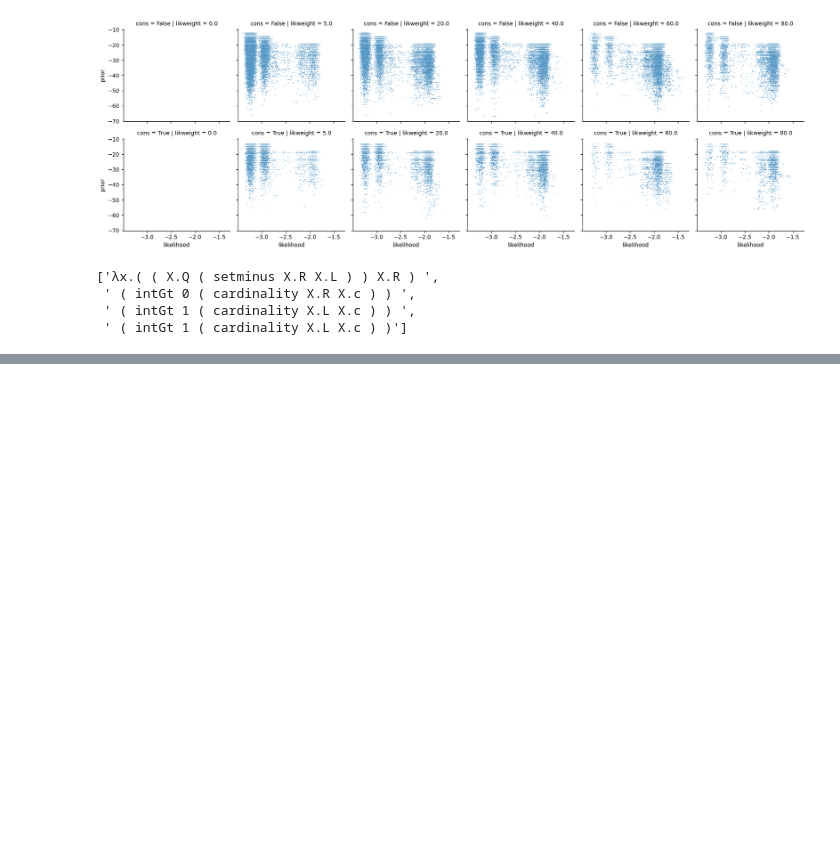
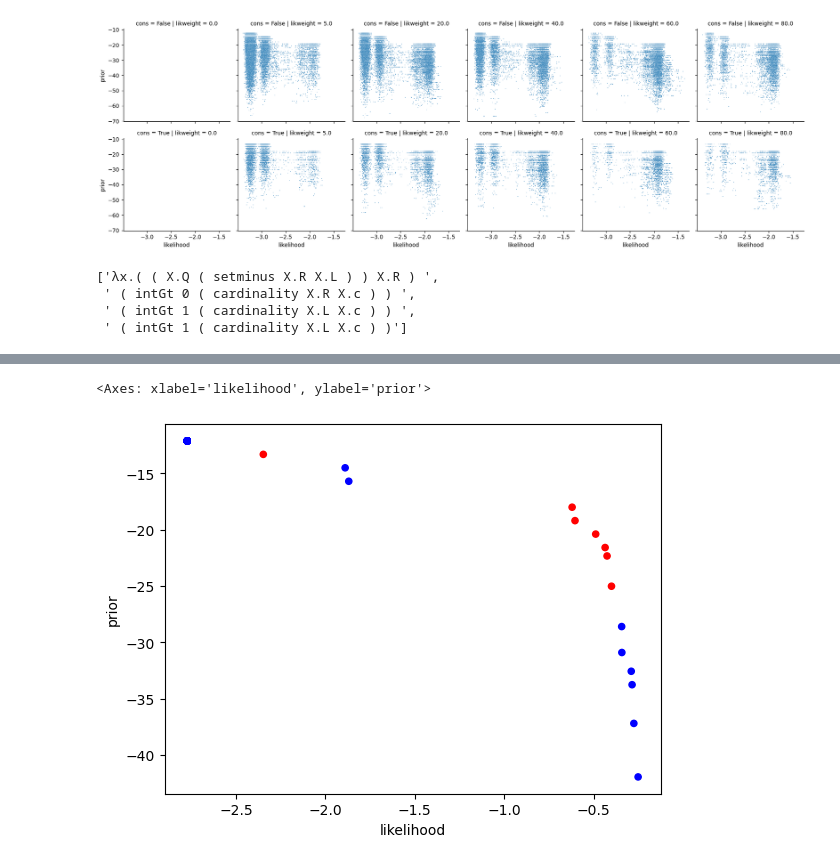
Before and after one commit to thelogicalgrammar/compositionalModes, a Jupyter notebook: analysis/quantifiers/analysis.ipynb, the cells around one changed output, grey strips where cells are left out. Saved outputs shown, nothing was run; the diff lists cells and outputs as text; code cells hidden in the pictures; blank space fills up the shorter version.

```diff
--- a/analysis/quantifiers/analysis.ipynb
+++ b/analysis/quantifiers/analysis.ipynb
@@ -469,4 +206,11 @@ df.iloc[23]['hypothesis'].split('|')
 # %%
-points, indices = pareto_frontier(df.reset_index(drop=True)[['likelihood', 'prior']].values)
-df_pareto = df.reset_index(drop=True).iloc[indices]
+df_pareto_pragmatic.plot(
+    kind='scatter',
+    x='likelihood',
+    y='prior',
+    c=df_pareto_pragmatic['cons'].apply(lambda x: 'red' if x else 'blue'),
+)
+# %% [output]
+<Axes: xlabel='likelihood', ylabel='prior'>
+[figure, added]
 # %%
```
Also changed, not shown: parts of 24 cells of this notebook, 8 other files.
